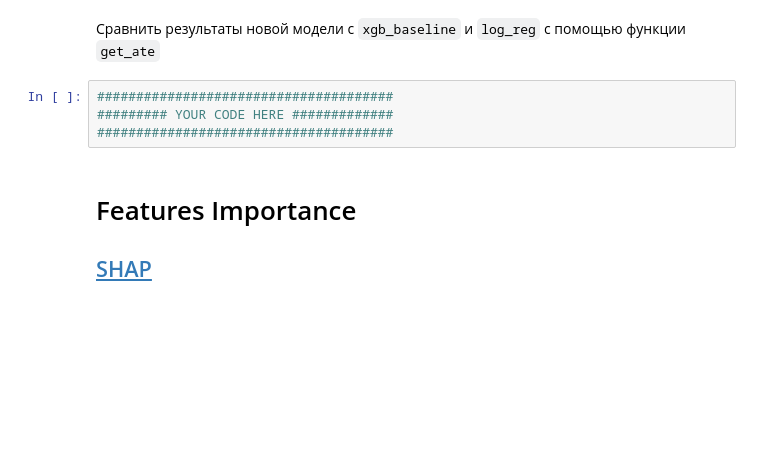
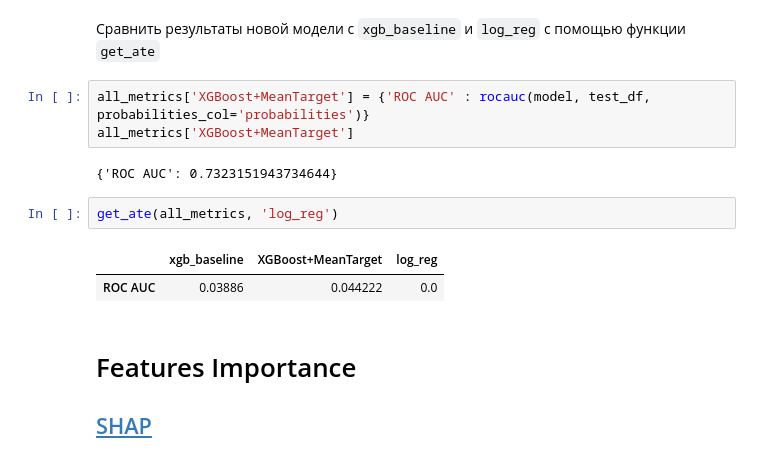
Before and after one commit to maxkvant/MLBD, a Jupyter notebook: gradient_boosting/notebooks/xgboost.ipynb, the cells around one changed output. Drawn from its saved outputs; the diff is of its cells as text; blank space fills up the shorter version.

```diff
--- a/gradient_boosting/notebooks/xgboost.ipynb
+++ b/gradient_boosting/notebooks/xgboost.ipynb
@@ -404,10 +436,16 @@ rocauc(model, val_df, probabilities_col='probabilities')
 ### Evaluation
 # %% [markdown]
 Сравнить результаты новой модели с `xgb_baseline` и `log_reg` с помощью функции `get_ate`
-# %%
-######################################
-######### YOUR CODE HERE #############
-######################################
+# %%
+all_metrics['XGBoost+MeanTarget'] = {'ROC AUC' : rocauc(model, test_df, probabilities_col='probabilities')}
+all_metrics['XGBoost+MeanTarget']
+# %% [output]
+{'ROC AUC': 0.7323151943734644}
+# %%
+get_ate(all_metrics, 'log_reg')
+# %% [output]
+|  | xgb_baseline | XGBoost+MeanTarget | log_reg |
+| ROC AUC | 0.03886 | 0.044222 | 0.0 |
 # %% [markdown]
 # Features Importance
 
```
Also changed, not shown: parts of 38 cells of this notebook.
